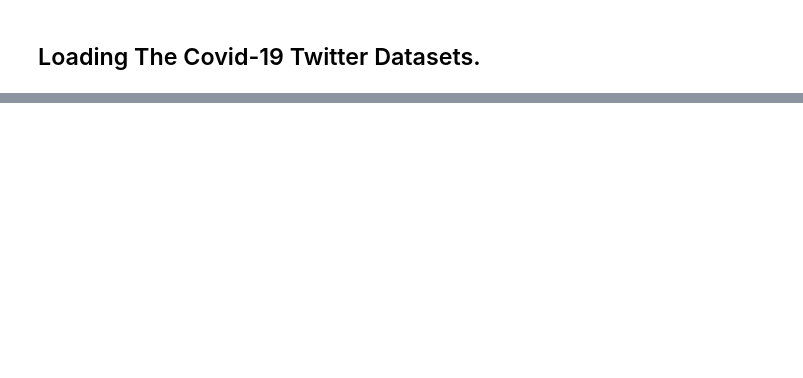
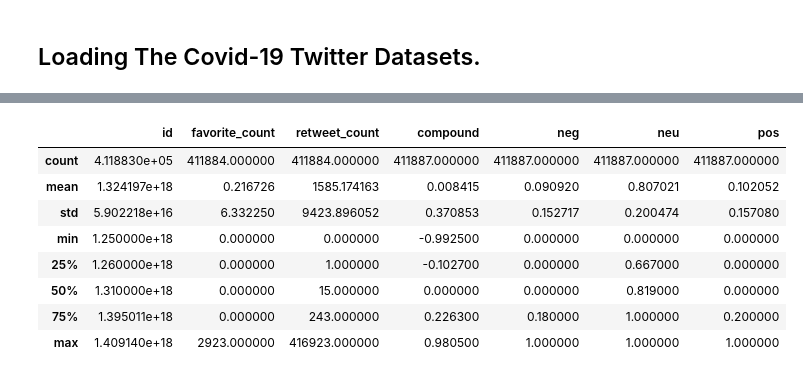
Before and after one commit to leksea/capstone-twitter-sentiment-analysis, a Jupyter notebook: Notebook.ipynb, the cells around one changed output, grey strips where cells are left out. Drawn from its saved outputs; the diff is of its cells as text; code cells hidden in the pictures; blank space fills up the shorter version.

```diff
--- a/Notebook.ipynb
+++ b/Notebook.ipynb
@@ -150,11 +132,32 @@ files = glob.glob(files_pattern)
 if not files:
     print(f"No CSV files found in directory: {data_dir}")
 else:
-    print(f"Found {len(files)} files: {files}")
+     # Step 3: Load and inspect each file
+    dfs = []  # Store valid DataFrames
+    for file in files:
+        try:
+            # Load the DataFrame
+            df = pd.read_csv(file)
+            rows, cols = df.shape
+            print(f"File: {file} | Rows: {rows}, Columns: {cols}")
 
-    # Step 3: Load and concatenate the files into a single DataFrame
-    data = pd.concat(map(pd.read_csv, files), ignore_index=True)
-    print(f"Data loaded successfully with {data.shape[0]} rows and {data.shape[1]} columns.")
-    print(data.head())
+            # Optional: Skip empty files or files with no columns
+            if rows == 0 or cols == 0:
+                print(f"Skipping empty or invalid file: {file}")
+                continue
+
+            # Append to list if valid
+            dfs.append(df)
+
+        except Exception as e:
+            print(f"Error loading file {file}: {e}")
+
+    # Step 4: Concatenate all valid DataFrames
+    if dfs:
+        data = pd.concat(dfs, ignore_index=True)
+        print(f"Data loaded successfully with {data.shape[0]} rows and {data.shape[1]} columns.")
+        print(data.head())
+    else:
+        print("No valid DataFrames to concatenate.")
 # %% [output]
 Running in Google Colab. Using data directory: /content
@@ -176,0 +206,13 @@ Data loaded successfully with 411887 rows and 17 columns.
+# %%
+# info about the numeric columns
+data.describe()
+# %% [output]
+|  | id | favorite_count | retweet_count | compound | neg | neu | pos |
+| count | 4.118830e+05 | 411884.000000 | 411884.000000 | 411887.000000 | 411887.000000 | 411887.000000 | 411887.000000 |
+| mean | 1.324197e+18 | 0.216726 | 1585.174163 | 0.008415 | 0.090920 | 0.807021 | 0.102052 |
+| std | 5.902218e+16 | 6.332250 | 9423.896052 | 0.370853 | 0.152717 | 0.200474 | 0.157080 |
+| min | 1.250000e+18 | 0.000000 | 0.000000 | -0.992500 | 0.000000 | 0.000000 | 0.000000 |
+| 25% | 1.260000e+18 | 0.000000 | 1.000000 | -0.102700 | 0.000000 | 0.667000 | 0.000000 |
+| 50% | 1.310000e+18 | 0.000000 | 15.000000 | 0.000000 | 0.000000 | 0.819000 | 0.000000 |
+| 75% | 1.395011e+18 | 0.000000 | 243.000000 | 0.226300 | 0.180000 | 1.000000 | 0.200000 |
+| max | 1.409140e+18 | 2923.000000 | 416923.000000 | 0.980500 | 1.000000 | 1.000000 | 1.000000 |
```
Also changed, not shown: parts of 24 cells of this notebook.
